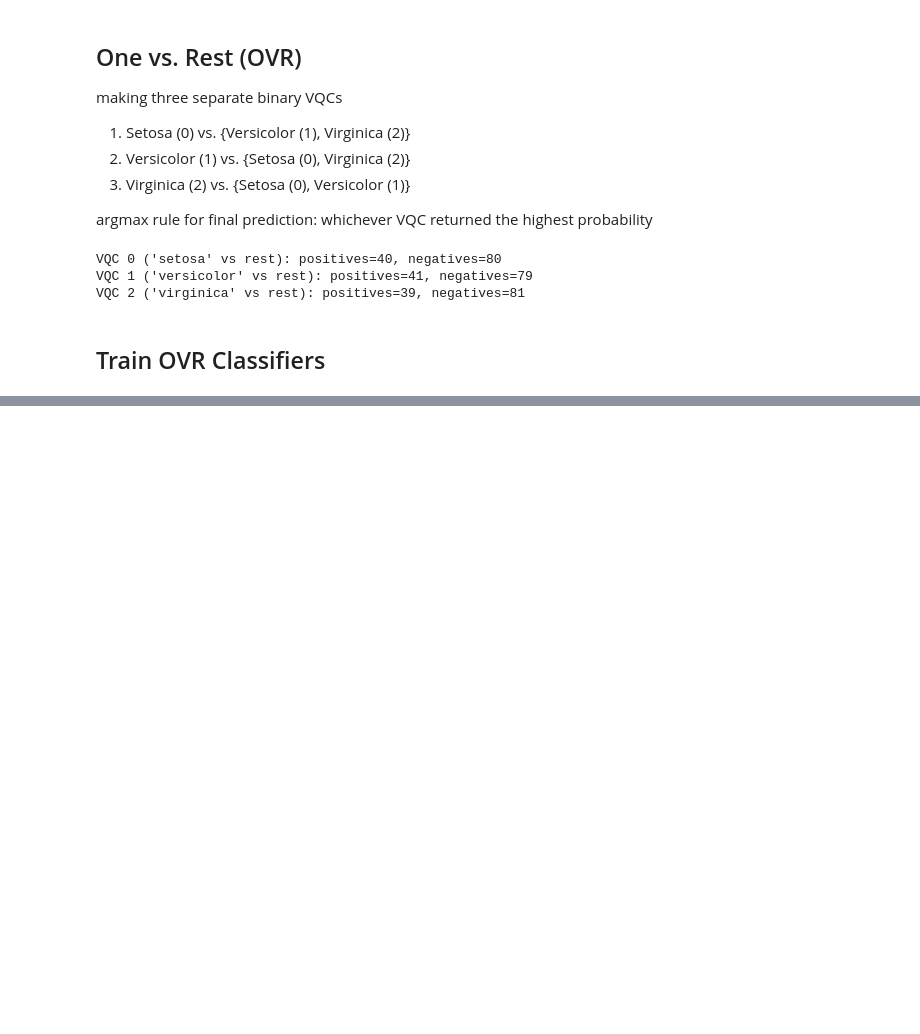
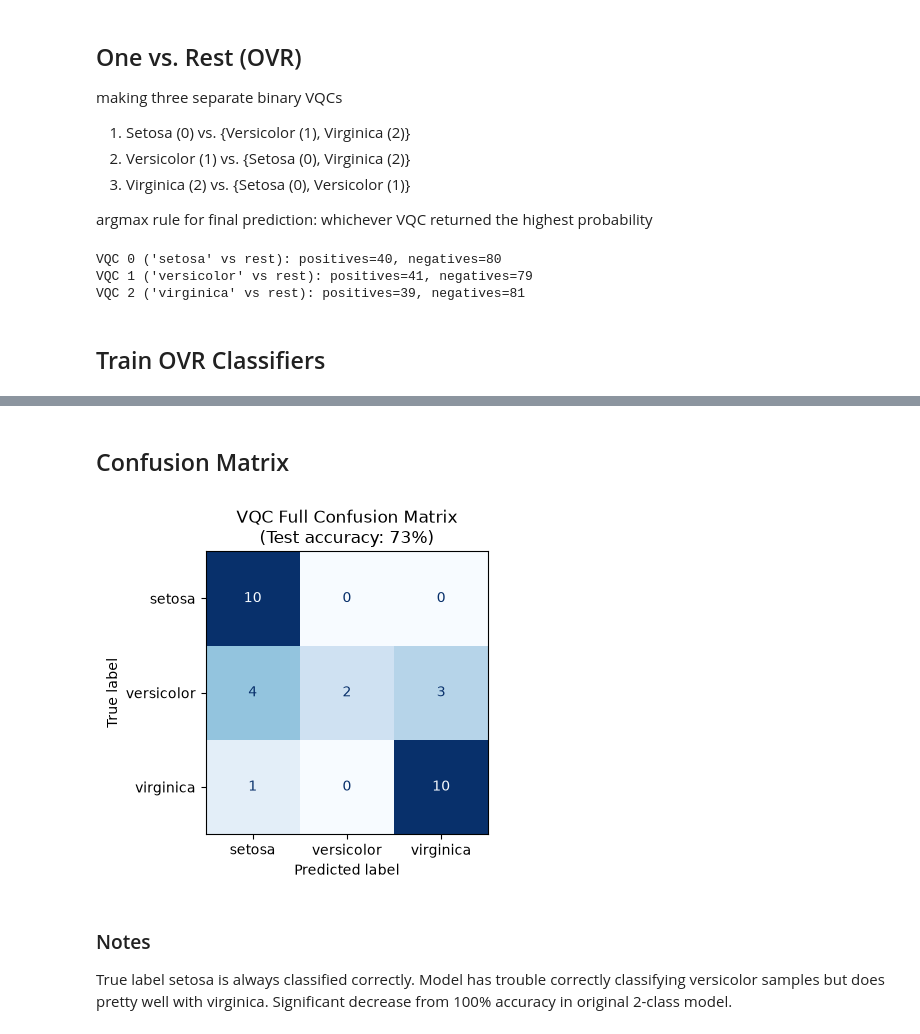
Before and after one commit to yiwen6826/variational-quantum-classifier, a Jupyter notebook: notebooks/multiclass.ipynb, the cells around one changed output, grey strips where cells are left out. Saved outputs shown, nothing was run; the diff lists cells and outputs as text; code cells hidden in the pictures; blank space fills up the shorter version.

```diff
--- a/notebooks/multiclass.ipynb
+++ b/notebooks/multiclass.ipynb
@@ -91,0 +150,20 @@ Trained VQC 2 ('virginica' vs rest): accuracy = 86.67%, time elapsed = 12.56 s
+# %%
+# test trained 3-class VQC on the full Iris testing dataset
+print(f"{'Sample':>6} | {'True':>4} | {'P0 (setosa)':>8} | {'P1 (versicolor)':>8} | {'P0 (virginica)':>8} | "
+      f"{'Predicted':>9} | {'Correct':>5}")
+print("-" * 83)
+
+y_preds_ovr = []
+y_probs_ovr = []
+correct = 0
+
+for i in range(len(X_test)):
+    y_pred_ovr, y_prob_ovr = ovr_predict(X_test[i], ovr_thetas, n_layers=N_LAYERS)
+    y_preds_ovr.append(y_pred_ovr)
+    y_probs_ovr.append(y_prob_ovr)
+    is_correct = y_pred_ovr == y_test[i]
+    correct += is_correct
+    print(f"{i:>6} | {y_test[i]:>4} | {y_prob_ovr[0]:>11.3f} | {y_prob_ovr[1]:>15.3f} | {y_prob_ovr[2]:>14.3f} | "
+          f"{y_pred_ovr:>9} | {'✓' if is_correct else '✗':>5}")
+
+print(f"accuracy with optimized parameters: {correct}/{len(X_test)}")
@@ -91,0 +188,20 @@ Trained VQC 2 ('virginica' vs rest): accuracy = 86.67%, time elapsed = 12.56 s
+# %% [markdown]
+## Confusion Matrix
+# %%
+cm = confusion_matrix(y_test, y_preds_ovr)
+
+fig, ax = plt.subplots(figsize=(5, 4))
+disp = ConfusionMatrixDisplay(confusion_matrix=cm,
+                              display_labels=iris.target_names)
+disp.plot(ax=ax, colorbar=False, cmap='Blues')
+
+accuracy = accuracy_score(y_test, y_preds_ovr)
+ax.set_title(f"VQC Full Confusion Matrix\n(Test accuracy: {accuracy:.0%})")
+plt.tight_layout()
+plt.savefig("../results/vqc_full_confusion_matrix.png", dpi=150, bbox_inches='tight')
+plt.show()
+# %% [output]
+[figure, added]
+# %% [markdown]
+### Notes
+True label setosa is always classified correctly. Model has trouble correctly classifying versicolor samples but does pretty well with virginica. Significant decrease from 100% accuracy in original 2-class model.
```
Also changed, not shown: parts of 7 cells of this notebook, 2 other files.
